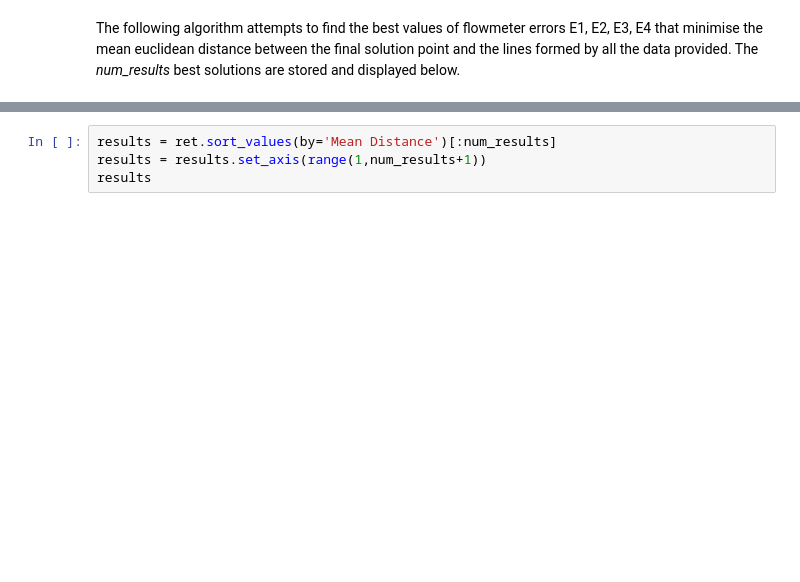
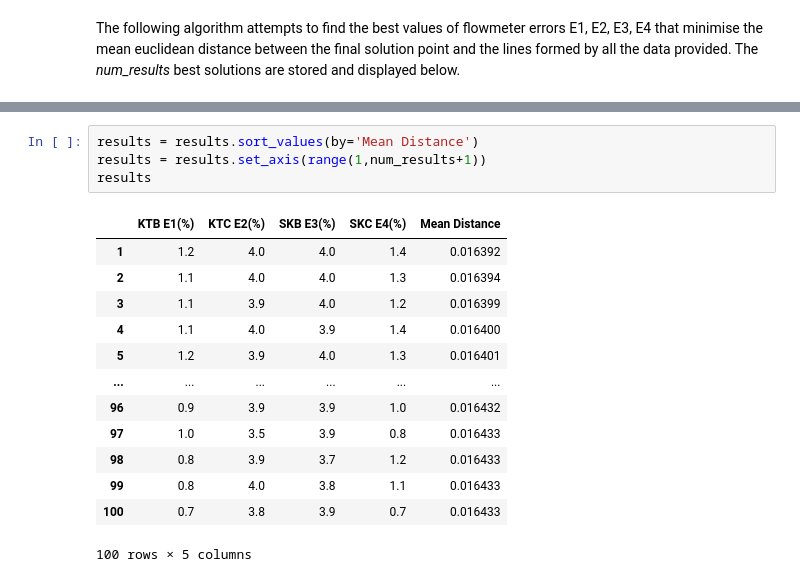
Before and after one commit to darylyong/Flow-Error, a Jupyter notebook: flowerror_2017_largesearch.ipynb, the cells around one changed output, grey strips where cells are left out. Saved outputs shown, nothing was run; the diff lists cells and outputs as text; blank space fills up the shorter version.

```diff
--- a/flowerror_2017_largesearch.ipynb
+++ b/flowerror_2017_largesearch.ipynb
@@ -144,7 +119,21 @@ Wall time: 4h 7min 45s
 # %%
-results = ret.sort_values(by='Mean Distance')[:num_results]
+results = results.sort_values(by='Mean Distance')
 results = results.set_axis(range(1,num_results+1))
 results
+# %% [output]
+|  | KTB E1(%) | KTC E2(%) | SKB E3(%) | SKC E4(%) | Mean Distance |
+| 1 | 1.2 | 4.0 | 4.0 | 1.4 | 0.016392 |
+| 2 | 1.1 | 4.0 | 4.0 | 1.3 | 0.016394 |
+| 3 | 1.1 | 3.9 | 4.0 | 1.2 | 0.016399 |
+| 4 | 1.1 | 4.0 | 3.9 | 1.4 | 0.016400 |
+| 5 | 1.2 | 3.9 | 4.0 | 1.3 | 0.016401 |
+| ... | ... | ... | ... | ... | ... |
+| 96 | 0.9 | 3.9 | 3.9 | 1.0 | 0.016432 |
+| 97 | 1.0 | 3.5 | 3.9 | 0.8 | 0.016433 |
+| 98 | 0.8 | 3.9 | 3.7 | 1.2 | 0.016433 |
+| 99 | 0.8 | 4.0 | 3.8 | 1.1 | 0.016433 |
+| 100 | 0.7 | 3.8 | 3.9 | 0.7 | 0.016433 |
+100 rows × 5 columns
 # %%
 import matplotlib.pyplot as plt
 error_plot_results = results[["KTB E1(%)","KTC E2(%)","SKB E3(%)","SKC E4(%)"]]
```
Also changed, not shown: parts of 10 cells of this notebook.
